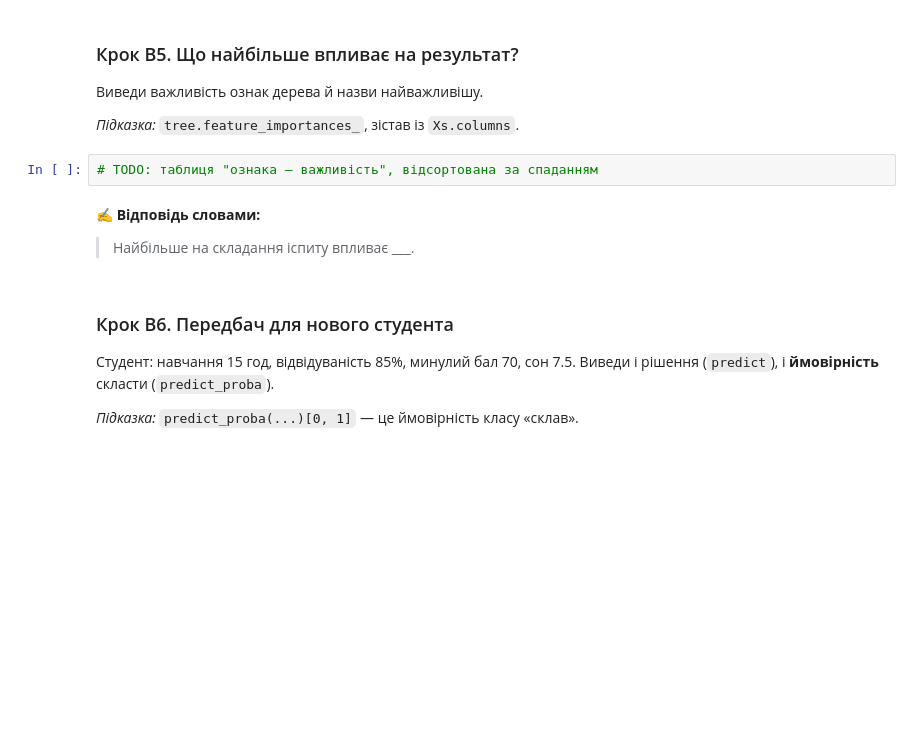
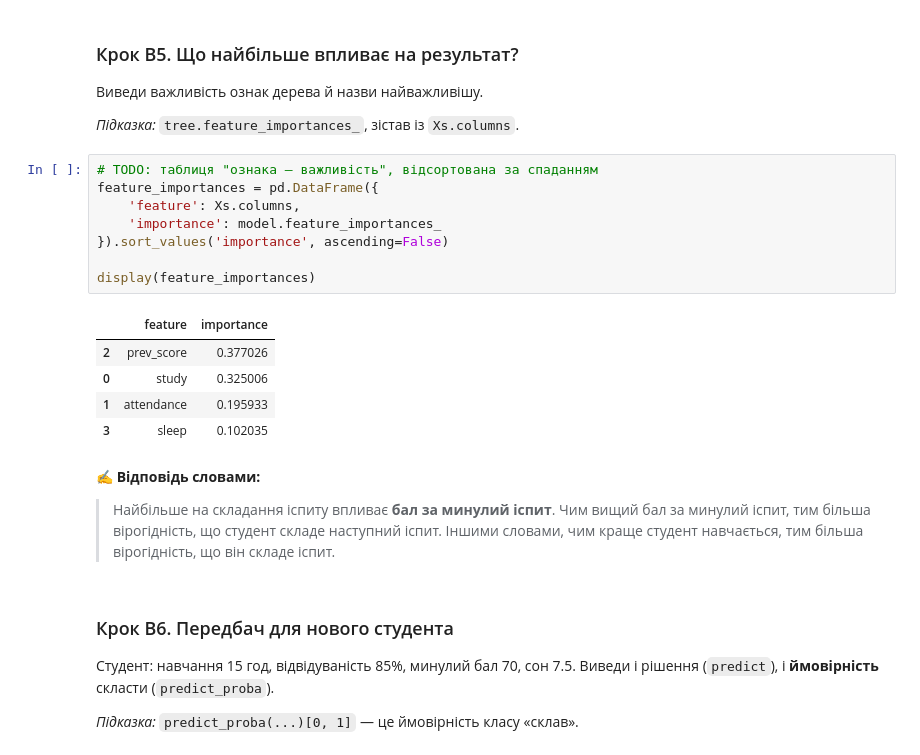
Before and after one commit to Olga-Lyt/DTA-2026, a Jupyter notebook: ML/ml_practice_LR&Cl.ipynb, the cells around one changed output. Drawn from its saved outputs; the diff is of its cells as text; blank space fills up the shorter version.

```diff
--- a/ML/ml_practice_LR&Cl.ipynb
+++ b/ML/ml_practice_LR&Cl.ipynb
@@ -272,9 +341,21 @@ from sklearn.metrics import accuracy_score, confusion_matrix
 *Підказка:* `tree.feature_importances_`, зістав із `Xs.columns`.
 # %%
 # TODO: таблиця "ознака — важливість", відсортована за спаданням
+feature_importances = pd.DataFrame({
+    'feature': Xs.columns,
+    'importance': model.feature_importances_
+}).sort_values('importance', ascending=False)
+
+display(feature_importances)
+# %% [output]
+|  | feature | importance |
+| 2 | prev_score | 0.377026 |
+| 0 | study | 0.325006 |
+| 1 | attendance | 0.195933 |
+| 3 | sleep | 0.102035 |
-# %% [markdown]
-✍️ **Відповідь словами:**
-> Найбільше на складання іспиту впливає ___.
+# %% [markdown]
+✍️ **Відповідь словами:**
+> Найбільше на складання іспиту впливає **бал за минулий іспит**. Чим вищий бал за минулий іспит, тим більша вірогідність, що студент складе наступний іспит. Іншими словами, чим краще студент навчається, тим більша вірогідність, що він складе іспит.
 # %% [markdown]
 ### Крок B6. Передбач для нового студента
 Студент: навчання 15 год, відвідуваність 85%, минулий бал 70, сон 7.5.
```
Also changed, not shown: parts of 10 cells of this notebook.
